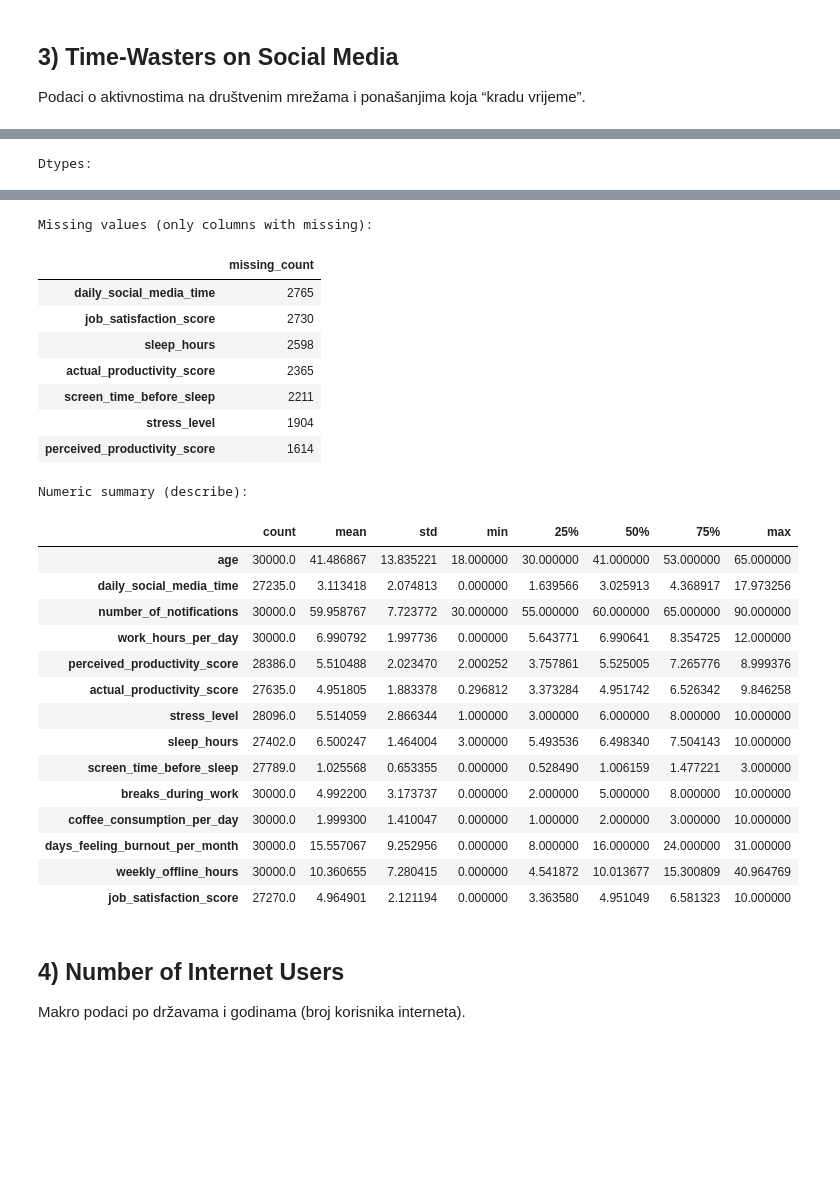
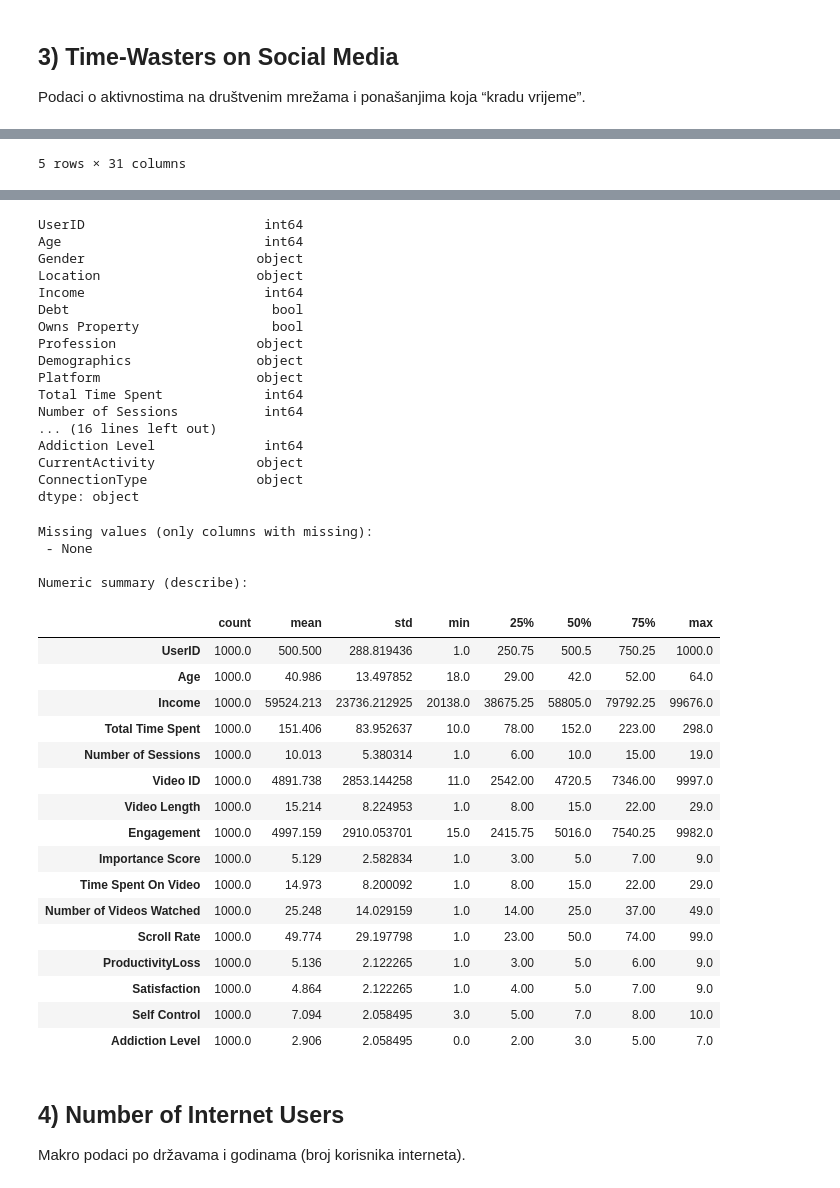
Before and after one commit to djasek21foi/PAP_PROJEKT, a Jupyter notebook: notebooks/01_data_collection.ipynb, the cells around one changed output, grey strips where cells are left out. Drawn from its saved outputs; the diff is of its cells as text; code cells hidden in the pictures; blank space fills up the shorter version.

Commit message:
new tw data loading

```diff
--- a/notebooks/01_data_collection.ipynb
+++ b/notebooks/01_data_collection.ipynb
@@ -157,7 +161,8 @@ Podaci o aktivnostima na društvenim mrežama i ponašanjima koja “kradu vrije
 # %%
 PROJECT_ROOT = Path.cwd().parent
 DATA_RAW = PROJECT_ROOT / "data_raw"
+tw_path = DATA_RAW / "Time-Wasters on Social Media.csv"
 
-smp = pd.read_csv(DATA_RAW / "social_media_vs_productivity.csv")
-inspect_df(smp, "Social Media vs Productivity")
+tw = pd.read_csv(tw_path)
+inspect_df(tw, "Time-Wasters on Social Media")
 # %% [output]
@@ -187 +192 @@ Preview (head):
-Dtypes:
+5 rows × 31 columns
@@ -208,28 +194,41 @@ dtype: object
-Missing values (only columns with missing):
+UserID                       int64
+Age                          int64
+Gender                      object
+Location                    object
+Income                       int64
+Debt                          bool
+Owns Property                 bool
+Profession                  object
+Demographics                object
+Platform                    object
+Total Time Spent             int64
+Number of Sessions           int64
+... (16 lines left out)
+Addiction Level              int64
+CurrentActivity             object
+ConnectionType              object
+dtype: object
+Missing values (only columns with missing):
+ - None
+
+Numeric summary (describe):
-|  | missing_count |
-| daily_social_media_time | 2765 |
-| job_satisfaction_score | 2730 |
-| sleep_hours | 2598 |
-| actual_productivity_score | 2365 |
-| screen_time_before_sleep | 2211 |
-| stress_level | 1904 |
-| perceived_productivity_score | 1614 |
+|  | count | mean | std | min | 25% | 50% | 75% | max |
+| UserID | 1000.0 | 500.500 | 288.819436 | 1.0 | 250.75 | 500.5 | 750.25 | 1000.0 |
+| Age | 1000.0 | 40.986 | 13.497852 | 18.0 | 29.00 | 42.0 | 52.00 | 64.0 |
+| Income | 1000.0 | 59524.213 | 23736.212925 | 20138.0 | 38675.25 | 58805.0 | 79792.25 | 99676.0 |
+| Total Time Spent | 1000.0 | 151.406 | 83.952637 | 10.0 | 78.00 | 152.0 | 223.00 | 298.0 |
+| Number of Sessions | 1000.0 | 10.013 | 5.380314 | 1.0 | 6.00 | 10.0 | 15.00 | 19.0 |
+| Video ID | 1000.0 | 4891.738 | 2853.144258 | 11.0 | 2542.00 | 4720.5 | 7346.00 | 9997.0 |
+| Video Length | 1000.0 | 15.214 | 8.224953 | 1.0 | 8.00 | 15.0 | 22.00 | 29.0 |
+| Engagement | 1000.0 | 4997.159 | 2910.053701 | 15.0 | 2415.75 | 5016.0 | 7540.25 | 9982.0 |
+| Importance Score | 1000.0 | 5.129 | 2.582834 | 1.0 | 3.00 | 5.0 | 7.00 | 9.0 |
+| Time Spent On Video | 1000.0 | 14.973 | 8.200092 | 1.0 | 8.00 | 15.0 | 22.00 | 29.0 |
+| Number of Videos Watched | 1000.0 | 25.248 | 14.029159 | 1.0 | 14.00 | 25.0 | 37.00 | 49.0 |
+| Scroll Rate | 1000.0 | 49.774 | 29.197798 | 1.0 | 23.00 | 50.0 | 74.00 | 99.0 |
+| ProductivityLoss | 1000.0 | 5.136 | 2.122265 | 1.0 | 3.00 | 5.0 | 6.00 | 9.0 |
+| Satisfaction | 1000.0 | 4.864 | 2.122265 | 1.0 | 4.00 | 5.0 | 7.00 | 9.0 |
+| Self Control | 1000.0 | 7.094 | 2.058495 | 3.0 | 5.00 | 7.0 | 8.00 | 10.0 |
+| Addiction Level | 1000.0 | 2.906 | 2.058495 | 0.0 | 2.00 | 3.0 | 5.00 | 7.0 |
-Numeric summary (describe):
-|  | count | mean | std | min | 25% | 50% | 75% | max |
-| age | 30000.0 | 41.486867 | 13.835221 | 18.000000 | 30.000000 | 41.000000 | 53.000000 | 65.000000 |
-| daily_social_media_time | 27235.0 | 3.113418 | 2.074813 | 0.000000 | 1.639566 | 3.025913 | 4.368917 | 17.973256 |
-| number_of_notifications | 30000.0 | 59.958767 | 7.723772 | 30.000000 | 55.000000 | 60.000000 | 65.000000 | 90.000000 |
-| work_hours_per_day | 30000.0 | 6.990792 | 1.997736 | 0.000000 | 5.643771 | 6.990641 | 8.354725 | 12.000000 |
-| perceived_productivity_score | 28386.0 | 5.510488 | 2.023470 | 2.000252 | 3.757861 | 5.525005 | 7.265776 | 8.999376 |
-| actual_productivity_score | 27635.0 | 4.951805 | 1.883378 | 0.296812 | 3.373284 | 4.951742 | 6.526342 | 9.846258 |
-| stress_level | 28096.0 | 5.514059 | 2.866344 | 1.000000 | 3.000000 | 6.000000 | 8.000000 | 10.000000 |
-| sleep_hours | 27402.0 | 6.500247 | 1.464004 | 3.000000 | 5.493536 | 6.498340 | 7.504143 | 10.000000 |
-| screen_time_before_sleep | 27789.0 | 1.025568 | 0.653355 | 0.000000 | 0.528490 | 1.006159 | 1.477221 | 3.000000 |
-| breaks_during_work | 30000.0 | 4.992200 | 3.173737 | 0.000000 | 2.000000 | 5.000000 | 8.000000 | 10.000000 |
-| coffee_consumption_per_day | 30000.0 | 1.999300 | 1.410047 | 0.000000 | 1.000000 | 2.000000 | 3.000000 | 10.000000 |
-| days_feeling_burnout_per_month | 30000.0 | 15.557067 | 9.252956 | 0.000000 | 8.000000 | 16.000000 | 24.000000 | 31.000000 |
-| weekly_offline_hours | 30000.0 | 10.360655 | 7.280415 | 0.000000 | 4.541872 | 10.013677 | 15.300809 | 40.964769 |
-| job_satisfaction_score | 27270.0 | 4.964901 | 2.121194 | 0.000000 | 3.363580 | 4.951049 | 6.581323 | 10.000000 |
 # %% [markdown]
 ## 4) Number of Internet Users
 Makro podaci po državama i godinama (broj korisnika interneta).
```
Also changed, not shown: parts of 2 cells of this notebook.
